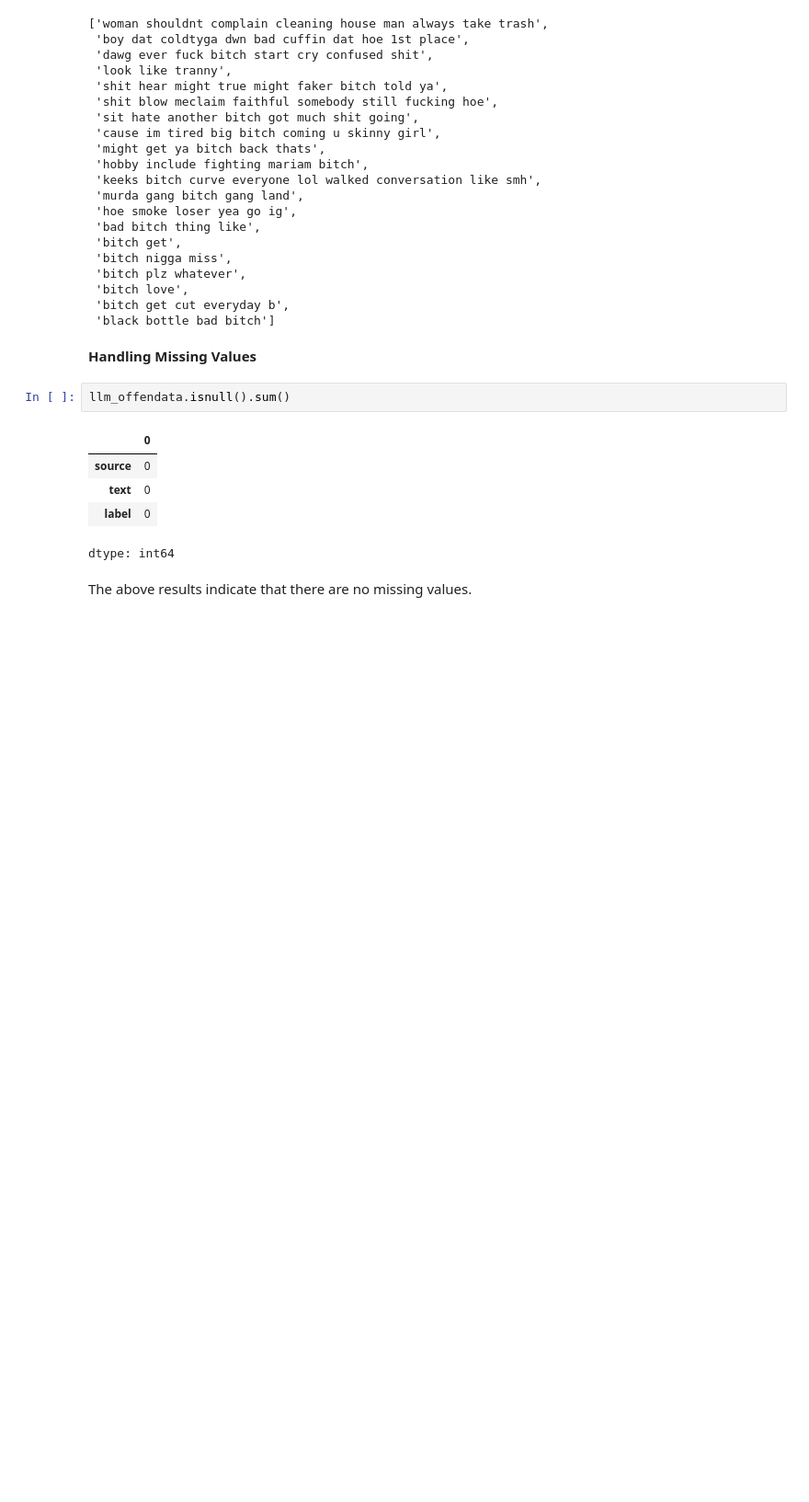
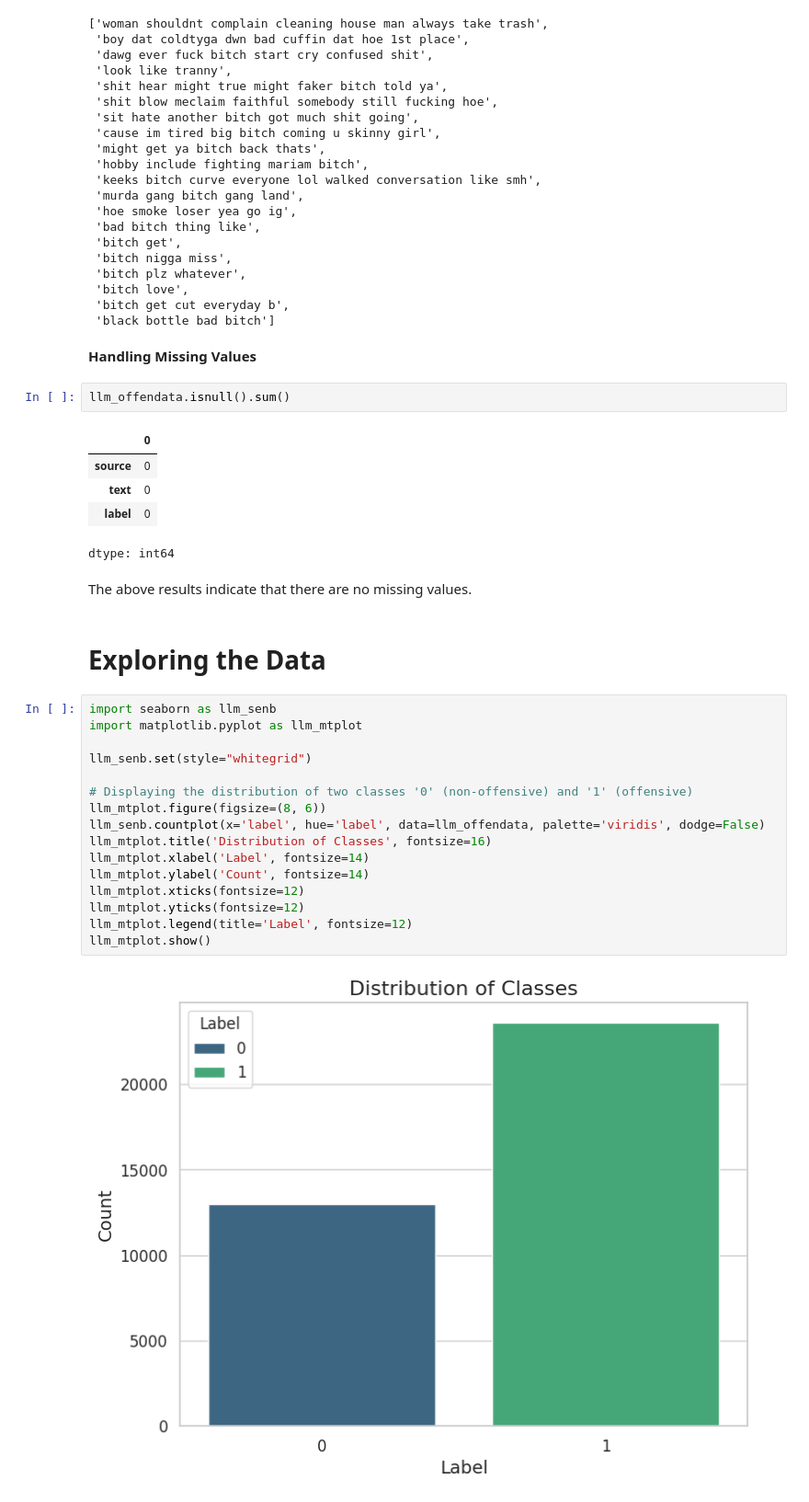
Before and after one commit to sumanapalle065/LLM-Assign3, a Jupyter notebook: LLM_Assign3.ipynb, the cells around one changed output. Shown at 92% size. Saved outputs shown, nothing was run; the diff lists cells and outputs as text; blank space fills up the shorter version.

Commit message:
classes distribution

```diff
--- a/LLM_Assign3.ipynb
+++ b/LLM_Assign3.ipynb
@@ -155,3 +154,23 @@ llm_offendata.isnull().sum()
 dtype: int64
 # %% [markdown]
 The above results indicate that there are no missing values.
+# %% [markdown]
+# Exploring the Data
+# %%
+import seaborn as llm_senb
+import matplotlib.pyplot as llm_mtplot
+
+llm_senb.set(style="whitegrid")
+
+# Displaying the distribution of two classes '0' (non-offensive) and '1' (offensive)
+llm_mtplot.figure(figsize=(8, 6))
+llm_senb.countplot(x='label', hue='label', data=llm_offendata, palette='viridis', dodge=False)
+llm_mtplot.title('Distribution of Classes', fontsize=16)
+llm_mtplot.xlabel('Label', fontsize=14)
+llm_mtplot.ylabel('Count', fontsize=14)
+llm_mtplot.xticks(fontsize=12)
+llm_mtplot.yticks(fontsize=12)
+llm_mtplot.legend(title='Label', fontsize=12)
+llm_mtplot.show()
+# %% [output]
+[figure, added]
```
Also changed, not shown: parts of 6 cells of this notebook.
